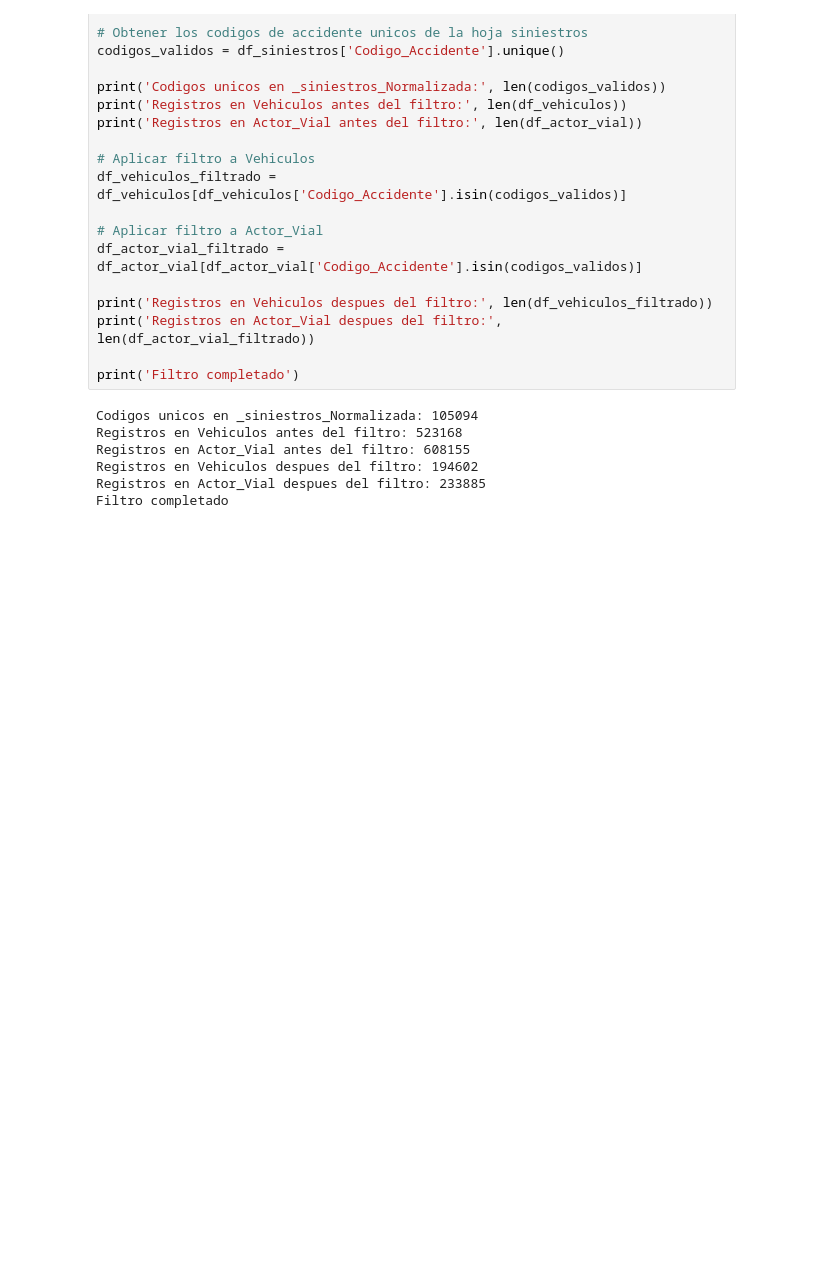
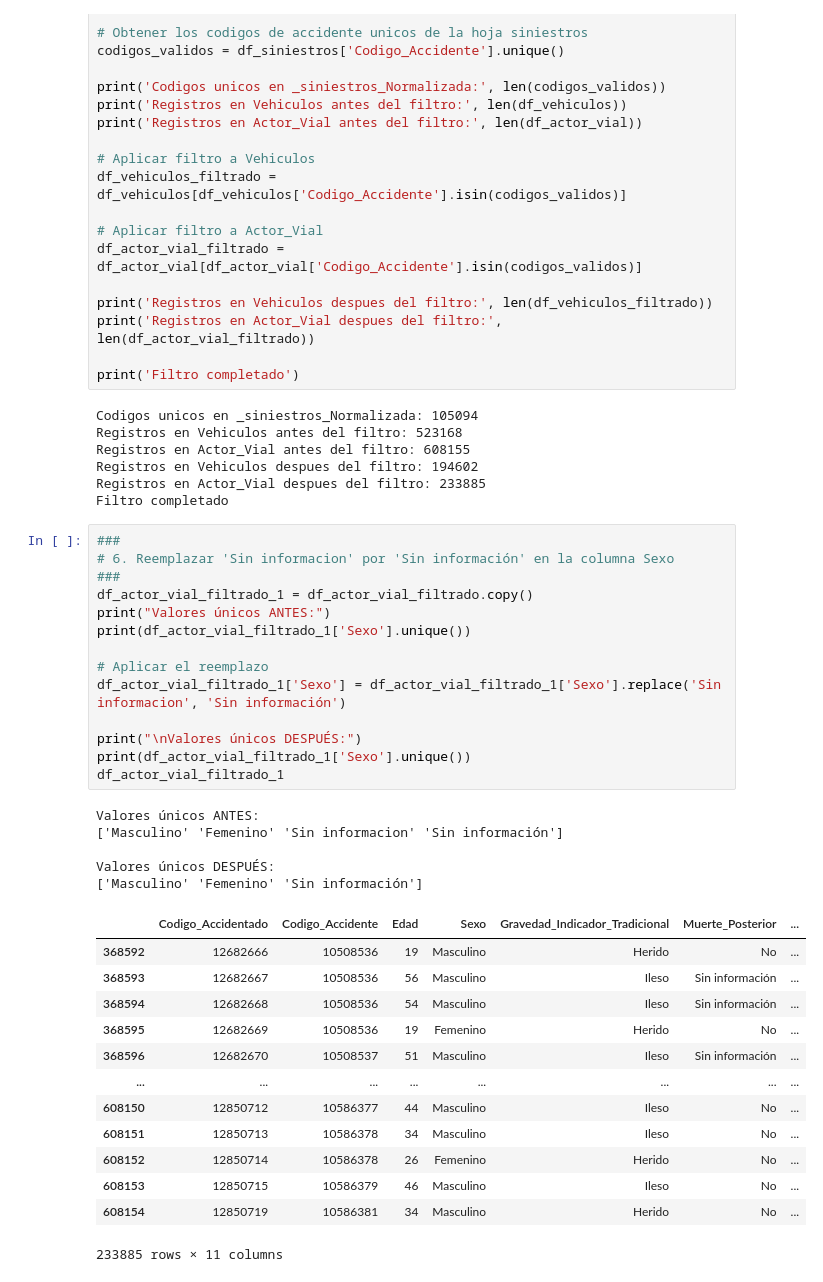
Before and after one commit to ElfenCamii/traffic-accidents-bogota_project_bootcamp, a Jupyter notebook: notebooks/05_consolidacion_resultados_equipo.ipynb, the cells around one changed output. Cells and saved outputs as stored; diff of their text form; blank space fills up the shorter version.

```diff
--- a/notebooks/05_consolidacion_resultados_equipo.ipynb
+++ b/notebooks/05_consolidacion_resultados_equipo.ipynb
@@ -156,3 +156,36 @@ Registros en Actor_Vial antes del filtro: 608155
 Registros en Vehiculos despues del filtro: 194602
 Registros en Actor_Vial despues del filtro: 233885
 Filtro completado
+# %%
+###
+# 6. Reemplazar 'Sin informacion' por 'Sin información' en la columna Sexo
+###
+df_actor_vial_filtrado_1 = df_actor_vial_filtrado.copy()
+print("Valores únicos ANTES:")
+print(df_actor_vial_filtrado_1['Sexo'].unique())
+
+# Aplicar el reemplazo
+df_actor_vial_filtrado_1['Sexo'] = df_actor_vial_filtrado_1['Sexo'].replace('Sin informacion', 'Sin información')
+
+print("\nValores únicos DESPUÉS:")
+print(df_actor_vial_filtrado_1['Sexo'].unique())
+df_actor_vial_filtrado_1
+# %% [output]
+Valores únicos ANTES:
+['Masculino' 'Femenino' 'Sin informacion' 'Sin información']
+
+Valores únicos DESPUÉS:
+['Masculino' 'Femenino' 'Sin información']
+|  | Codigo_Accidentado | Codigo_Accidente | Edad | Sexo | Gravedad_Indicador_Tradicional | Muerte_Posterior | ... |
+| 368592 | 12682666 | 10508536 | 19 | Masculino | Herido | No | ... |
+| 368593 | 12682667 | 10508536 | 56 | Masculino | Ileso | Sin información | ... |
+| 368594 | 12682668 | 10508536 | 54 | Masculino | Ileso | Sin información | ... |
+| 368595 | 12682669 | 10508536 | 19 | Femenino | Herido | No | ... |
+| 368596 | 12682670 | 10508537 | 51 | Masculino | Ileso | Sin información | ... |
+| ... | ... | ... | ... | ... | ... | ... | ... |
+| 608150 | 12850712 | 10586377 | 44 | Masculino | Ileso | No | ... |
+| 608151 | 12850713 | 10586378 | 34 | Masculino | Ileso | No | ... |
+| 608152 | 12850714 | 10586378 | 26 | Femenino | Herido | No | ... |
+| 608153 | 12850715 | 10586379 | 46 | Masculino | Ileso | No | ... |
+| 608154 | 12850719 | 10586381 | 34 | Masculino | Herido | No | ... |
+233885 rows × 11 columns
```
Also changed, not shown: parts of 6 cells of this notebook.
